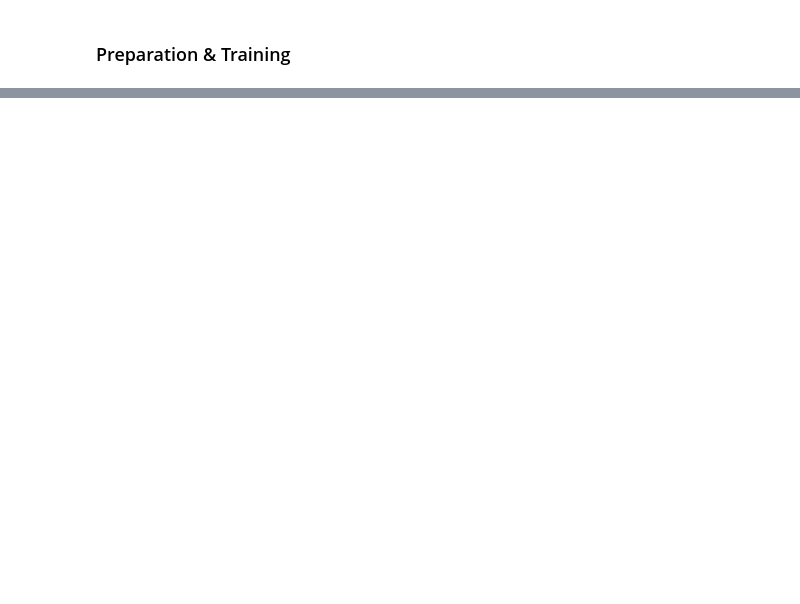
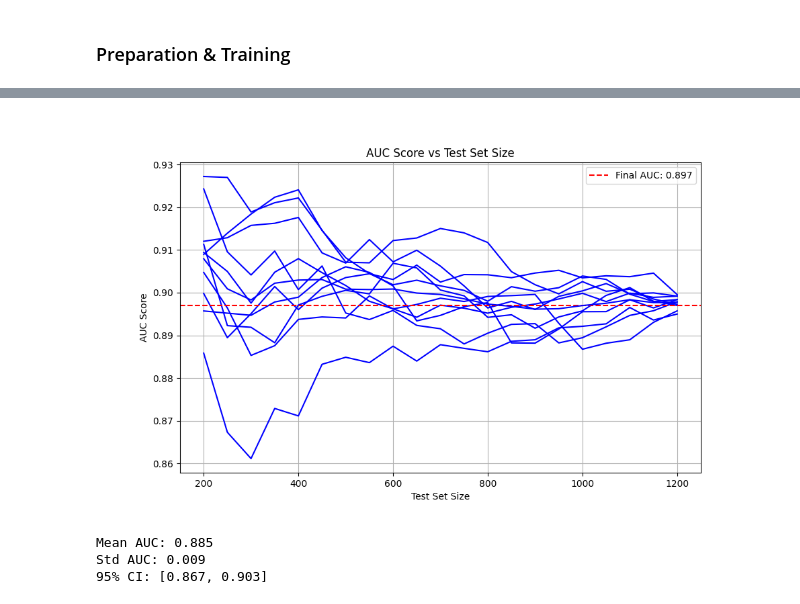
Before and after one commit to Tom-Touati/mafat-challenge, a Jupyter notebook: code/time_based_model.ipynb, the cells around one changed output, grey strips where cells are left out. Saved outputs shown, nothing was run; the diff lists cells and outputs as text; code cells hidden in the pictures; blank space fills up the shorter version.

```diff
--- a/code/time_based_model.ipynb
+++ b/code/time_based_model.ipynb
@@ -654,7 +703,8 @@ from sklearn.feature_selection import RFE
 from sklearn.metrics import roc_auc_score
 
 
-def join_features(device_targets, weighted_final_scores, domain_usage_proportion, cls_proportion, psd_df,domains_visited_proportion):
+def join_features(device_targets, weighted_final_scores, domain_usage_proportion,
+                  cls_proportion, psd_df,domains_visited_proportion,mean_probability_score):
     final_features = device_targets.set_index(
         "Device_ID").join(weighted_final_scores.rename(columns = lambda x: "p_"+str(x)
             ), how="left")
@@ -666,6 +716,9 @@ def join_features(device_targets, weighted_final_scores, domain_usage_proportion
             ), how="left")
     final_features = final_features.join(domains_visited_proportion.rename(columns = lambda x: "domains_visited_"+str(x)
             ), how="left")
+    #create for mean_probability_score
+    final_features = final_features.join(mean_probability_score.rename(columns = lambda x: "mean_p_"+str(x),
+    ), how="left")
     # final_features = final_features.join(device_domain_PCA,how="left")
     # if active_days is not None:
     #     final_features = final_features.join(active_days,how="left")
@@ -703,5 +756,6 @@ def train_model(X_train, y_train, X_test=None, y_test=None, params=None):
     return None, selector, best_features, None, None
 # %%
 
-final_features = join_features(device_targets, weighted_final_scores, domain_usage_proportion, cls_proportion, psd_df,domains_visited_proportion,n_valid_sites_per_user)
+final_features = join_features(device_targets, weighted_final_scores, domain_usage_proportion,
+                               cls_proportion, psd_df, domains_visited_proportion, mean_probability_score)
 # %%
@@ -753,0 +850,59 @@ run.stop()
+# %%
+import numpy as np
+from sklearn.metrics import roc_auc_score
+
+import matplotlib.pyplot as plt
+plt.figure(figsize=(10, 6))
+# Create test size increments
+step = 50
+max_size = len(y_test)
+idx = np.arange(max_size)
+auc_scores_all = []
+for _ in range(10):
+    np.random.shuffle(idx)
+    y_check = y_test[idx]
+    prediction_check = test_prediction[idx]
+    sizes = np.arange(200, max_size, step)
+    auc_scores = []
+
+    # Calculate AUC for each size
+    for size in sizes:
+        auc = roc_auc_score(y_check[:size], prediction_check[:size])
+        auc_scores.append(auc)
+    auc_scores_all.append(auc_scores)
+    plt.plot(sizes, auc_scores, 'b-', alpha=1)
+# Calculate mean and std across runs
+auc_scores_mean = np.mean(auc_scores_all, axis=0)
+auc_scores_std = np.std(auc_scores_all, axis=0)
+
+# Plot results
+
+
+plt.axhline(y=score, color='r', linestyle='--',
+            label=f'Final AUC: {score:.3f}')
+plt.plot(sizes, auc_scores_mean, 'b-', alpha=1)
+
+plt.title('AUC Score vs Test Set Size')
+plt.xlabel('Test Set Size')
+plt.ylabel('AUC Score')
+plt.grid(True)
+plt.legend()
+plt.show()
+
+# Print statistics
+print(f'Mean AUC: {np.mean(auc_scores):.3f}')
+print(f'Std AUC: {np.std(auc_scores):.3f}')
+# Calculate confidence intervals
+ci_upper = np.array(auc_scores) + 1.96 * np.std(auc_scores)
+ci_lower = np.array(auc_scores) - 1.96 * np.std(auc_scores)
+
+# Upload plot to neptune run
+# run["plots/auc_vs_size"].upload(plt.gcf())
+# run.stop()
+# Print additional statistics
+print(f'95% CI: [{np.mean(auc_scores)-1.96*np.std(auc_scores):.3f}, {np.mean(auc_scores)+1.96*np.std(auc_scores):.3f}]')
+# %% [output]
+[figure, added]
+Mean AUC: 0.885
+Std AUC: 0.009
+95% CI: [0.867, 0.903]
```
Also changed, not shown: parts of 27 cells of this notebook, 6 other files.
